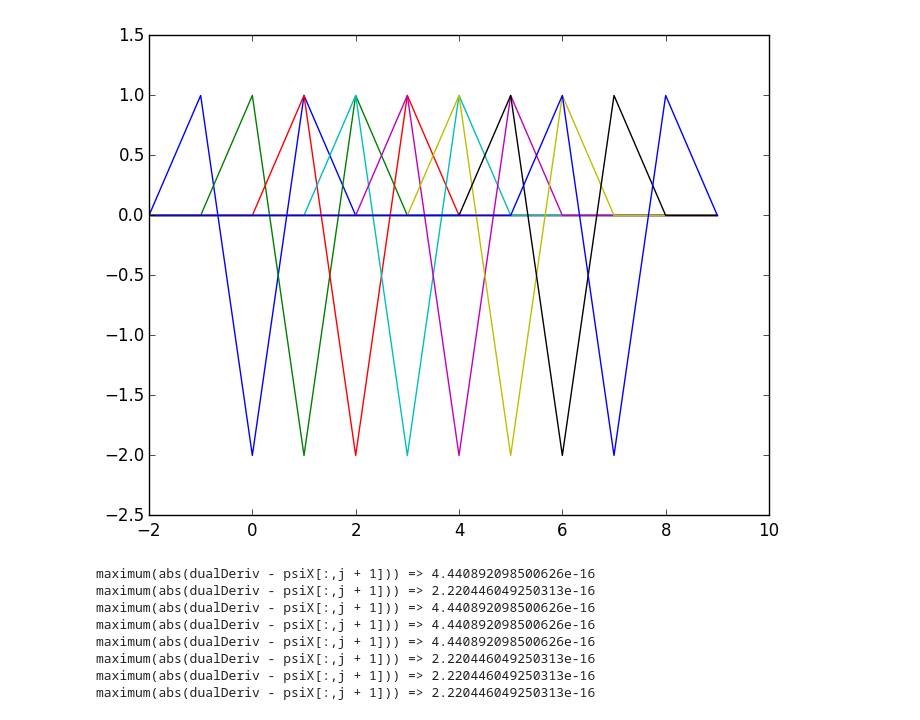
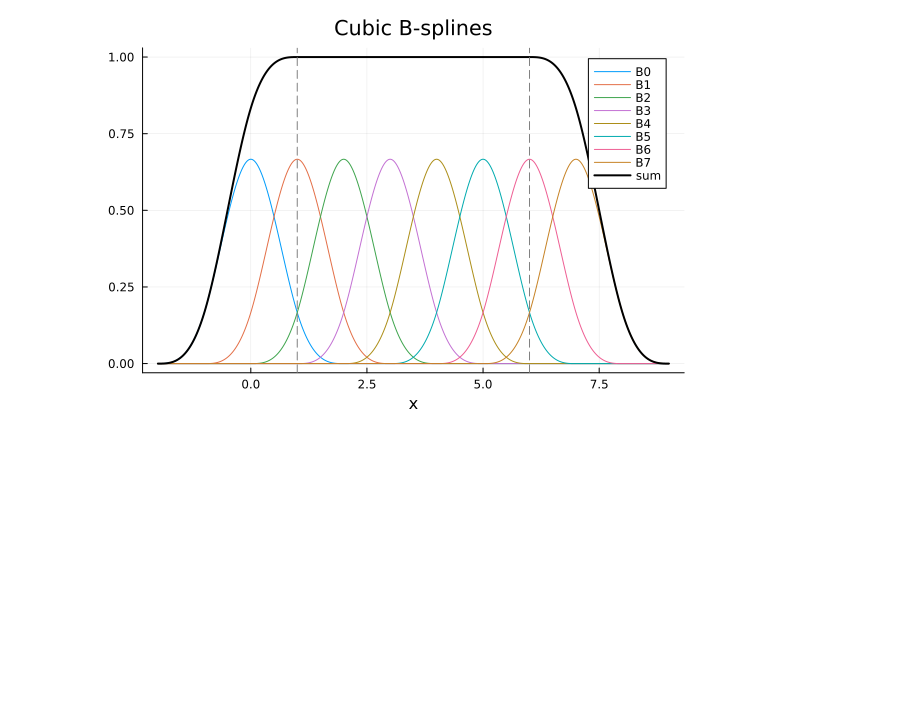
Before and after one commit to mlakolar/BSpline.jl, a Jupyter notebook: Using BSplines.ipynb, the cells around one changed output. Cells and saved outputs as stored; diff of their text form; code cells hidden in the pictures; blank space fills up the shorter version.

```diff
--- a/Using BSplines.ipynb
+++ b/Using BSplines.ipynb
@@ -14,4 +22,5 @@ INFO: Loading help data...
 # %%
 M = 4
-bs = BSpline.BSplineT(M,1.,6.,6)
-num_basis = BSpline.num_basis(bs);
+bs = BSplineT(M, 1.0, 6.0, 6)
+nb = num_basis(bs)
+@show nb bs.knots;
@@ -54,25 +30,10 @@ maximum(abs(dualDeriv - psiX[:,j + 1])) => 2.220446049250313e-16
-# %%
-X = [-2:0.01:9]
-BSpline.derivative2_bspline_basismatrix!(psiX, bs, X)
-PyPlot.plot(X, psiX);
-# %% [output]
-[figure, removed]
-# %%
-dualDeriv = zeros(length(X))
-for j=0:num_basis-1
-for i=1:length(X)
-    x = dual(X[i], 1)
-    y = BSpline.derivative_bspline_basis(j, bs, x)
-    dualDeriv[i] = epsilon(y)
-end
-    @show maximum(abs(dualDeriv-psiX[:,j+1]))
-end
-# %% [output]
-maximum(abs(dualDeriv - psiX[:,j + 1])) => 4.440892098500626e-16
-maximum(abs(dualDeriv - psiX[:,j + 1])) => 2.220446049250313e-16
-maximum(abs(dualDeriv - psiX[:,j + 1])) => 4.440892098500626e-16
-maximum(abs(dualDeriv - psiX[:,j + 1])) => 4.440892098500626e-16
-maximum(abs(dualDeriv - psiX[:,j + 1])) => 4.440892098500626e-16
-maximum(abs(dualDeriv - psiX[:,j + 1])) => 2.220446049250313e-16
-maximum(abs(dualDeriv - psiX[:,j + 1])) => 2.220446049250313e-16
-maximum(abs(dualDeriv - psiX[:,j + 1])) => 2.220446049250313e-16
+# %%
+x = -2:0.01:9
+labels = permutedims(["B$j" for j in 0:nb-1])
+
+B = bspline_basismatrix(bs, x)
+plot(x, B; label=labels, xlabel="x", title="Cubic B-splines")
+plot!(x, sum(B; dims=2); color=:black, linewidth=2, label="sum")
+vline!([1, 6]; color=:gray, linestyle=:dash, label="")
+# %% [output]
+[figure, added]
```
Also changed, not shown: parts of 18 cells of this notebook, 11 other files.
